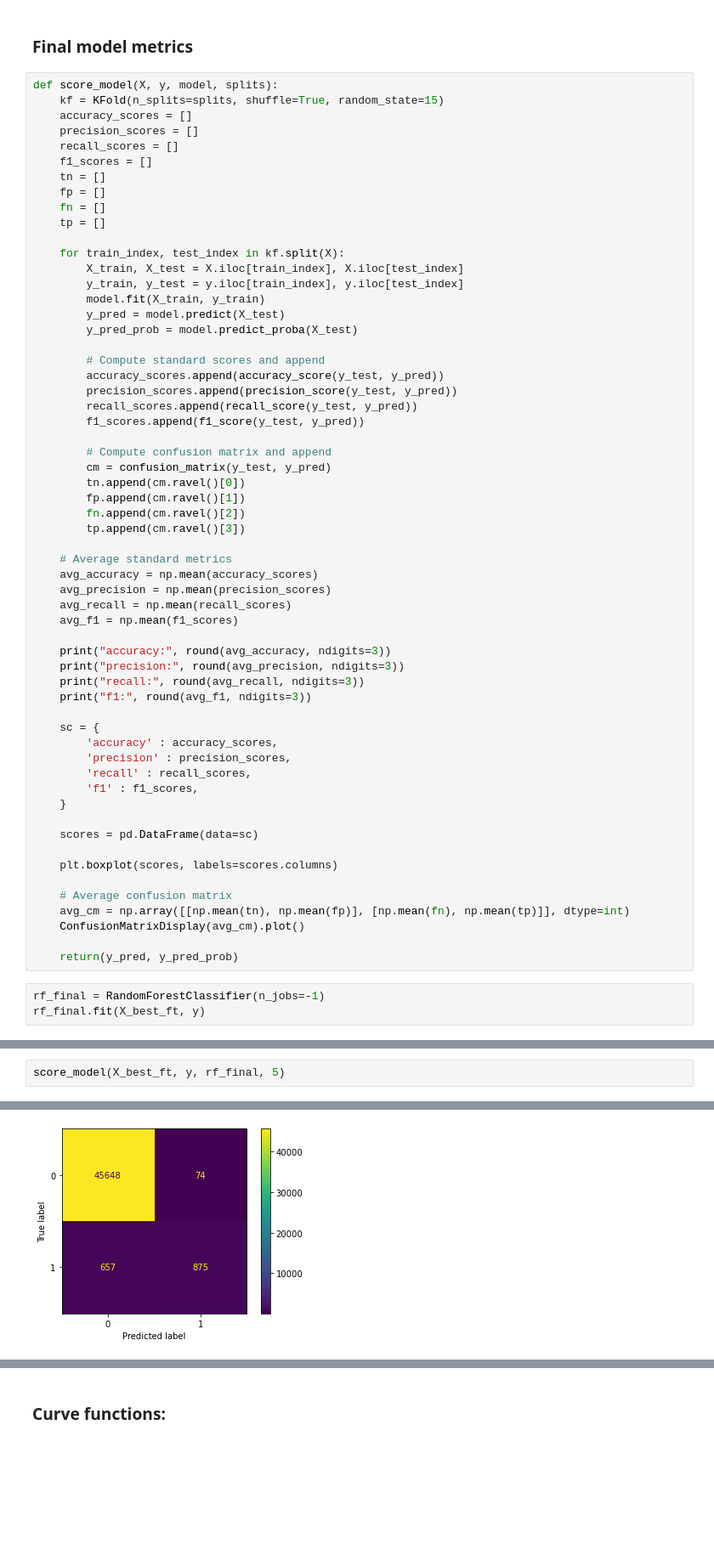
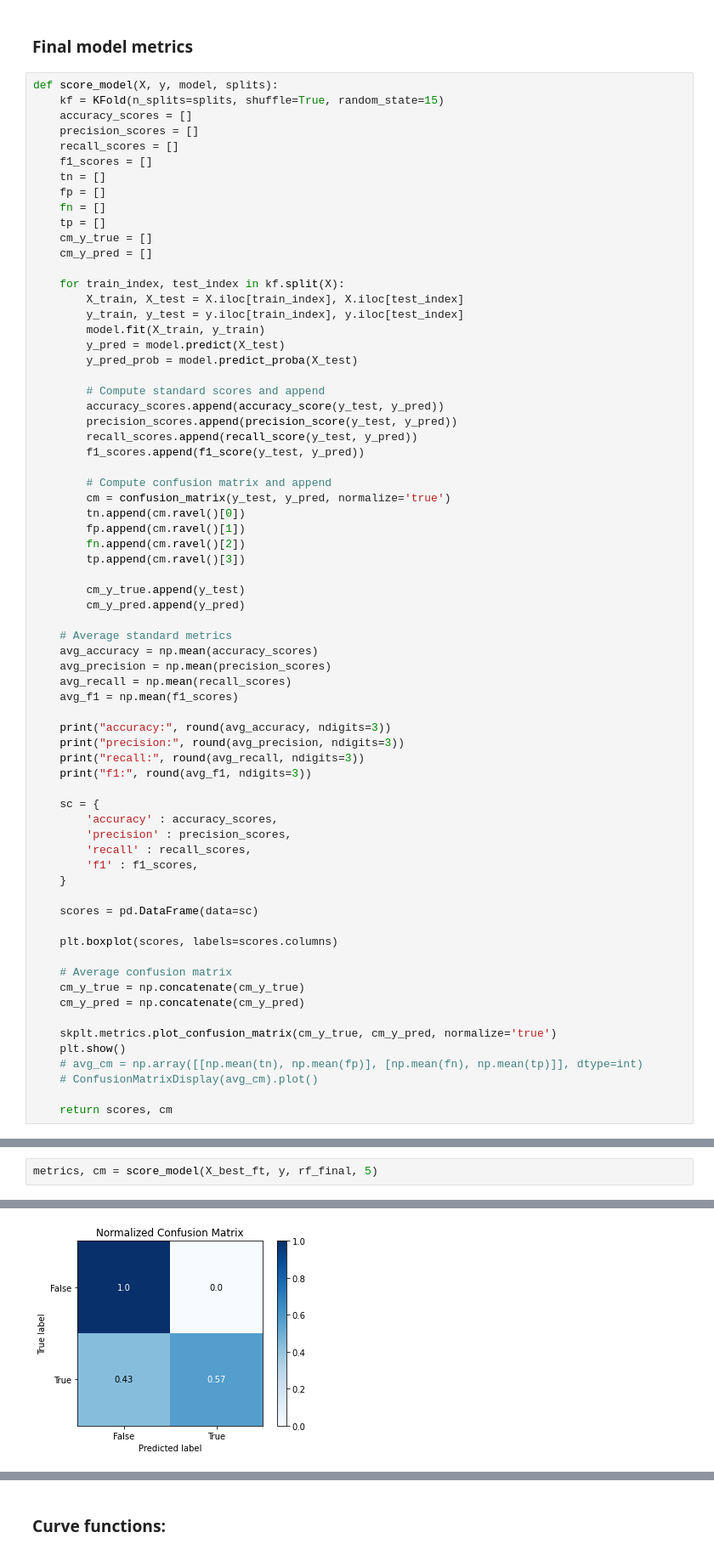
Before and after one commit to homemlab/flync, a Jupyter notebook: notebooks/random-forest.ipynb, the cells around one changed output, grey strips where cells are left out. Shown: that part at 85% size. Saved outputs shown, nothing was run; the diff lists cells and outputs as text; blank space fills up the shorter version.

Commit message:
final metrics and model building jupyter notebook

```diff
--- a/notebooks/random-forest.ipynb
+++ b/notebooks/random-forest.ipynb
@@ -260,6 +269,8 @@ def score_model(X, y, model, splits):
     fp = []
     fn = []
     tp = []
+    cm_y_true = []
+    cm_y_pred = []
 
     for train_index, test_index in kf.split(X):
         X_train, X_test = X.iloc[train_index], X.iloc[test_index]
@@ -275,11 +286,14 @@ def score_model(X, y, model, splits):
         f1_scores.append(f1_score(y_test, y_pred))
 
         # Compute confusion matrix and append
-        cm = confusion_matrix(y_test, y_pred)
+        cm = confusion_matrix(y_test, y_pred, normalize='true')
         tn.append(cm.ravel()[0])
         fp.append(cm.ravel()[1])
         fn.append(cm.ravel()[2])
         tp.append(cm.ravel()[3])
+
+        cm_y_true.append(y_test)
+        cm_y_pred.append(y_pred)
 
     # Average standard metrics
     avg_accuracy = np.mean(accuracy_scores)
@@ -304,10 +318,12 @@ def score_model(X, y, model, splits):
     plt.boxplot(scores, labels=scores.columns)
 
     # Average confusion matrix
-    avg_cm = np.array([[np.mean(tn), np.mean(fp)], [np.mean(fn), np.mean(tp)]], dtype=int)
-    ConfusionMatrixDisplay(avg_cm).plot()
+    cm_y_true = np.concatenate(cm_y_true)
+    cm_y_pred = np.concatenate(cm_y_pred)
 
-    return(y_pred, y_pred_prob)
+    skplt.metrics.plot_confusion_matrix(cm_y_true, cm_y_pred, normalize='true')
+    plt.show()
+    # avg_cm = np.array([[np.mean(tn), np.mean(fp)], [np.mean(fn), np.mean(tp)]], dtype=int)
+    # ConfusionMatrixDisplay(avg_cm).plot()
+
+    return scores, cm
-# %%
-rf_final = RandomForestClassifier(n_jobs=-1)
-rf_final.fit(X_best_ft, y)
@@ -316,4 +330,4 @@ RandomForestClassifier(n_jobs=-1)
 # %%
-score_model(X_best_ft, y, rf_final, 5)
+metrics, cm = score_model(X_best_ft, y, rf_final, 5)
 # %% [output]
 accuracy: 0.985
@@ -332 +338 @@ f1: 0.706
-[figure, old version]
+[figure, new version]
```
Also changed, not shown: parts of 21 cells of this notebook, 6 other files.
